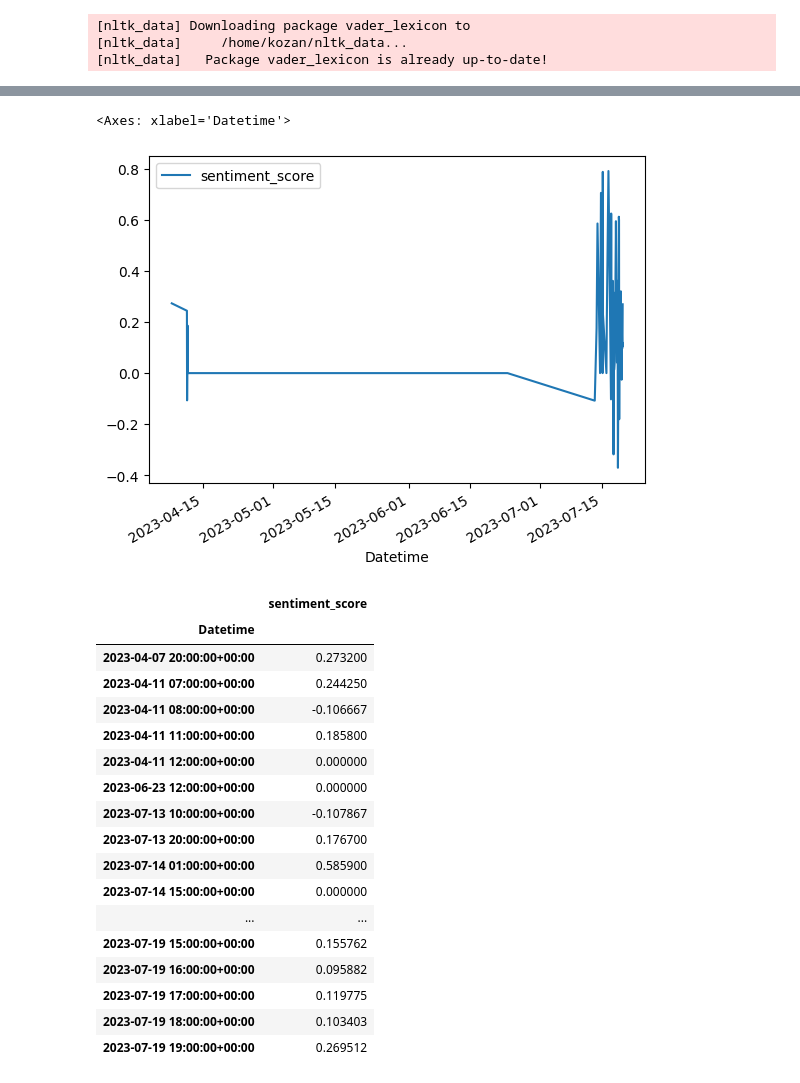
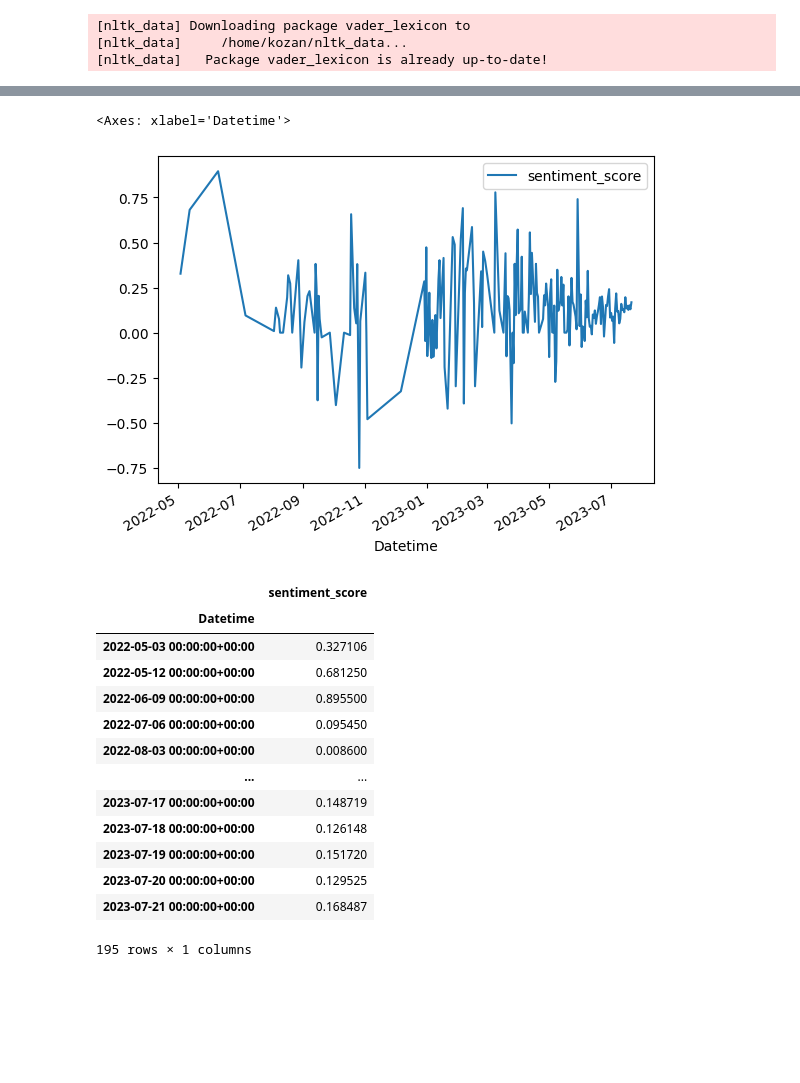
Before and after one commit to kozanakyel/KZ-Engine-Financial-AI-Assistant, a Jupyter notebook: twitter-sentiment/twitter-study.ipynb, the cells around one changed output, grey strips where cells are left out. Saved outputs shown, nothing was run; the diff lists cells and outputs as text; code cells hidden in the pictures; blank space fills up the shorter version.

```diff
--- a/twitter-sentiment/twitter-study.ipynb
+++ b/twitter-sentiment/twitter-study.ipynb
@@ -16,7 +16,7 @@ def get_users_twitter(file: str) -> list:
 loader = TwitterTweetLoader.from_bearer_token(
     oauth2_bearer_token=twitter_bearer_token,
     twitter_users=get_users_twitter('/mnt/c/Users/kozan/Desktop/Sen_Des_Proj/GPT-4-KZEngine-Signal-Interpretation/twitter-sentiment/list_users_twitter.txt'),
-    number_tweets=10,  # Default value is 100
+    number_tweets=1000,  # Default value is 100
 )
 # %%
 contents = []
@@ -178,32 +178,28 @@ def get_sent_with_mean_interval(df_tweets: pd.DataFrame(), interval: str = '1h')
     return df_result
 # %%
 import matplotlib.pyplot as plt
-sent_scores = get_sent_with_mean_interval(df, '1h')
+sent_scores = get_sent_with_mean_interval(df, '1d')
 sent_scores.plot()
 # %% [output]
 <Axes: xlabel='Datetime'>
-[figure, old version]
+[figure, new version]
 # %%
 sent_scores
 # %% [output]
 |  | sentiment_score |
 | Datetime |  |
-| 2023-04-07 20:00:00+00:00 | 0.273200 |
-| 2023-04-11 07:00:00+00:00 | 0.244250 |
-| 2023-04-11 08:00:00+00:00 | -0.106667 |
-| 2023-04-11 11:00:00+00:00 | 0.185800 |
-| 2023-04-11 12:00:00+00:00 | 0.000000 |
-| 2023-06-23 12:00:00+00:00 | 0.000000 |
-| 2023-07-13 10:00:00+00:00 | -0.107867 |
-| 2023-07-13 20:00:00+00:00 | 0.176700 |
-| 2023-07-14 01:00:00+00:00 | 0.585900 |
-| 2023-07-14 15:00:00+00:00 | 0.000000 |
+| 2022-05-03 00:00:00+00:00 | 0.327106 |
+| 2022-05-12 00:00:00+00:00 | 0.681250 |
+| 2022-06-09 00:00:00+00:00 | 0.895500 |
+| 2022-07-06 00:00:00+00:00 | 0.095450 |
+| 2022-08-03 00:00:00+00:00 | 0.008600 |
 | ... | ... |
-| 2023-07-19 15:00:00+00:00 | 0.155762 |
-| 2023-07-19 16:00:00+00:00 | 0.095882 |
-| 2023-07-19 17:00:00+00:00 | 0.119775 |
-| 2023-07-19 18:00:00+00:00 | 0.103403 |
-| 2023-07-19 19:00:00+00:00 | 0.269512 |
+| 2023-07-17 00:00:00+00:00 | 0.148719 |
+| 2023-07-18 00:00:00+00:00 | 0.126148 |
+| 2023-07-19 00:00:00+00:00 | 0.151720 |
+| 2023-07-20 00:00:00+00:00 | 0.129525 |
+| 2023-07-21 00:00:00+00:00 | 0.168487 |
+195 rows × 1 columns
 # %%
 from pandas.tseries.offsets import DateOffset
 
```
Also changed, not shown: parts of 4 cells of this notebook, 1 other file.
